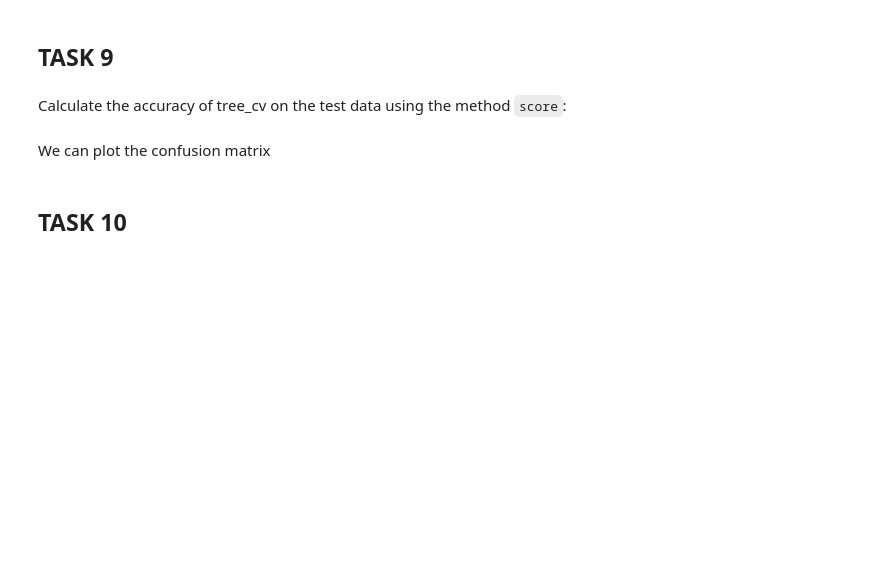
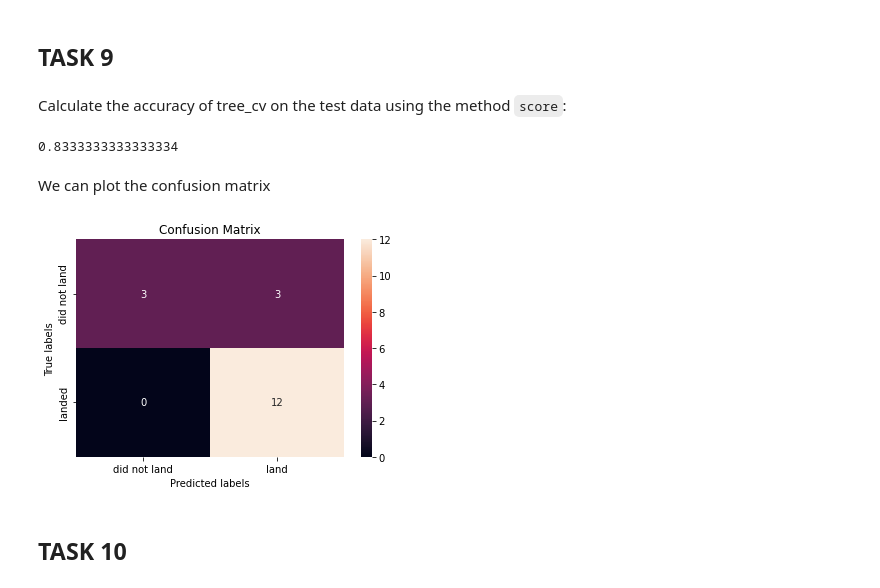
Before and after one commit to wrabbling/spacey, a Jupyter notebook: Machine Learning Prediction.ipynb, the cells around one changed output. Cells and saved outputs as stored; diff of their text form; code cells hidden in the pictures; blank space fills up the shorter version.

```diff
--- a/Machine Learning Prediction.ipynb
+++ b/Machine Learning Prediction.ipynb
@@ -232,11 +302,17 @@ print("accuracy :",tree_cv.best_score_)
 ## TASK  9
 # %% [markdown]
 Calculate the accuracy of tree_cv on the test data using the method <code>score</code>:
+# %%
+tree_cv.score(X_test, Y_test)
+# %% [output]
+0.8333333333333334
 # %% [markdown]
 We can plot the confusion matrix
 # %%
-yhat = svm_cv.predict(X_test)
-plot_confusion_matrix(Y_test,yhat)
+tree_yhat = svm_cv.predict(X_test)
+plot_confusion_matrix(Y_test,tree_yhat)
+# %% [output]
+[figure, added]
 # %% [markdown]
 ## TASK  10
 # %% [markdown]
```
Also changed, not shown: parts of 26 cells of this notebook.
